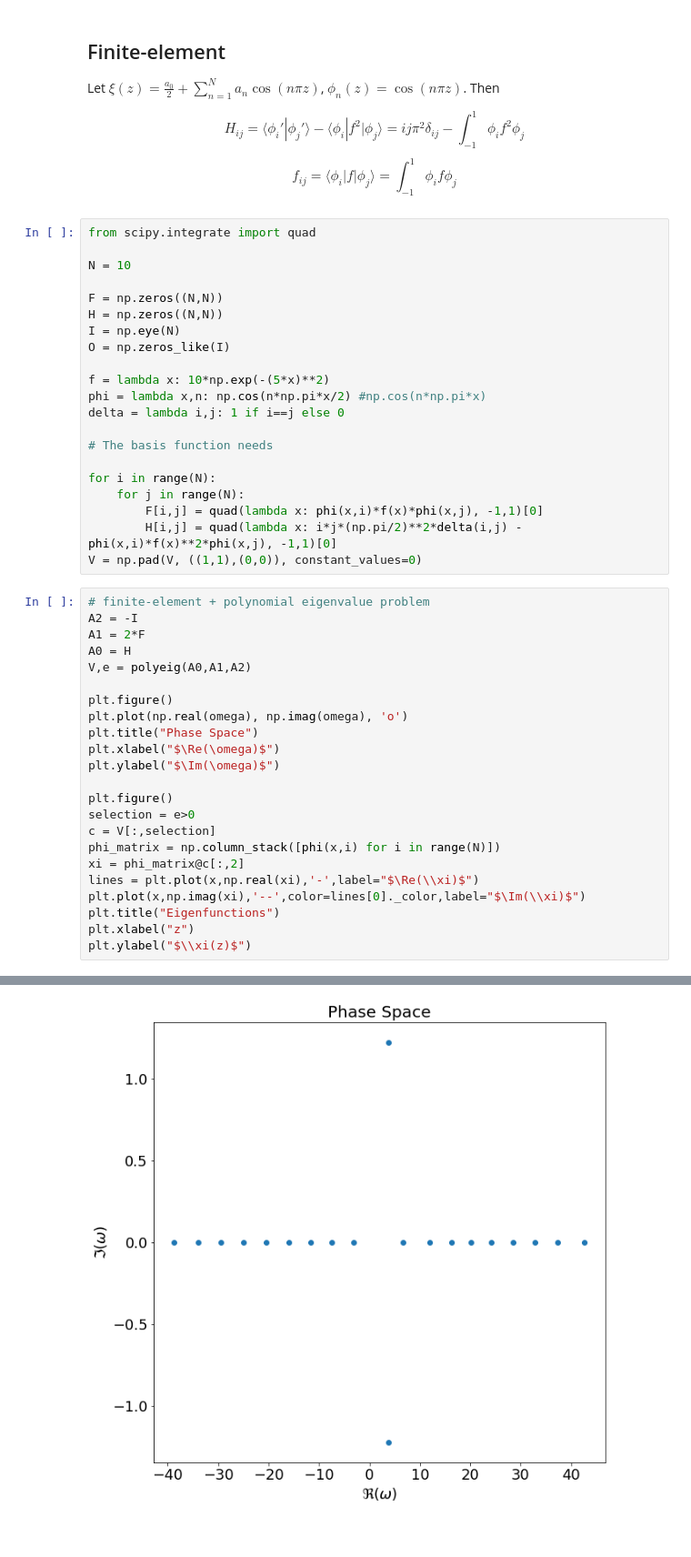
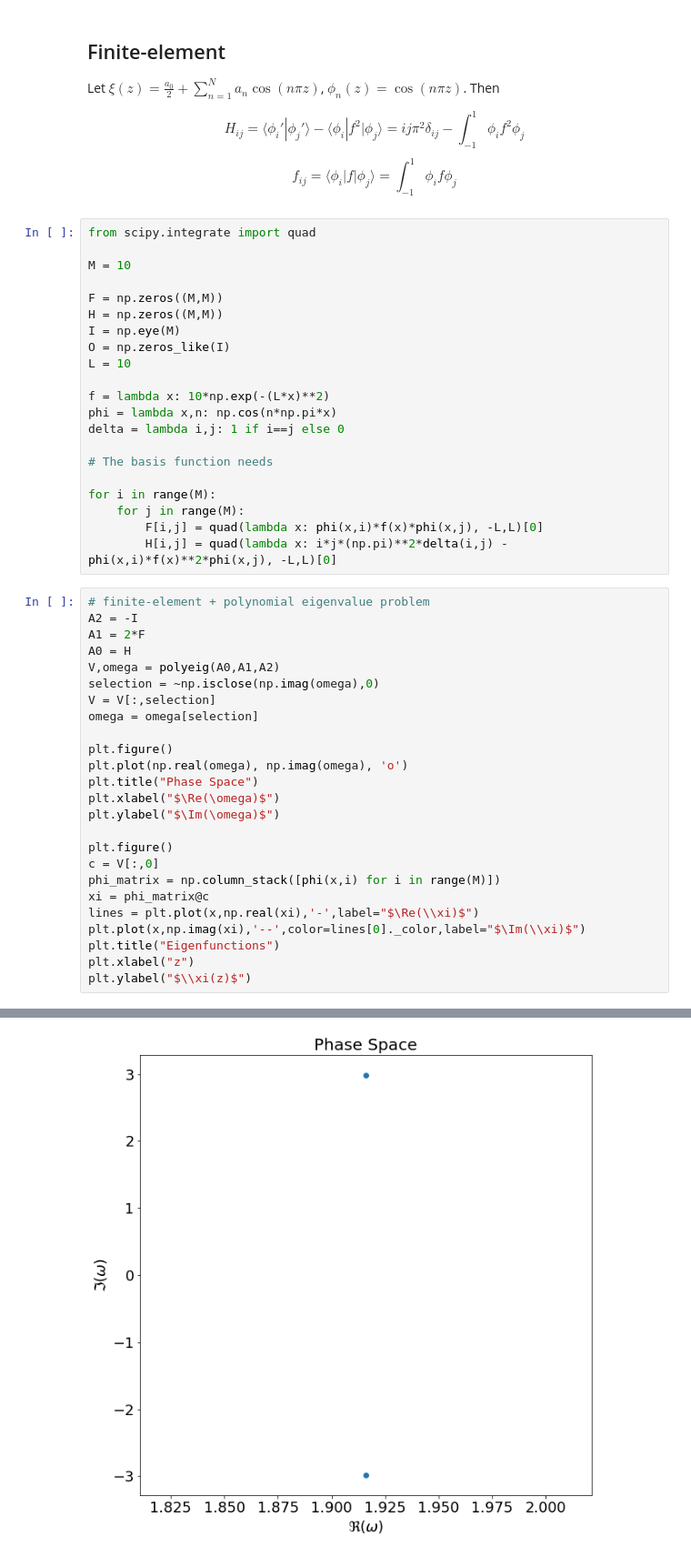
Before and after one commit to HuntFeng/magnetic-nozzle-spectral-instability, a Jupyter notebook: test-problem.ipynb, the cells around one changed output, grey strips where cells are left out. Shown: that part at 91% size. Drawn from its saved outputs; the diff is of its cells as text.

```diff
--- a/test-problem.ipynb
+++ b/test-problem.ipynb
@@ -46,30 +99,33 @@ $$ f_{ij} = \langle\phi_i|f|\phi_j\rangle = \int_{-1}^{1} \phi_i f \phi_j  $$
 # %%
 from scipy.integrate import quad
 
-N = 10
+M = 10
 
-F = np.zeros((N,N))
-H = np.zeros((N,N))
-I = np.eye(N)
+F = np.zeros((M,M))
+H = np.zeros((M,M))
+I = np.eye(M)
 O = np.zeros_like(I)
+L = 10
 
-f = lambda x: 10*np.exp(-(5*x)**2)
-phi = lambda x,n: np.cos(n*np.pi*x/2) #np.cos(n*np.pi*x)
+f = lambda x: 10*np.exp(-(L*x)**2)
+phi = lambda x,n: np.cos(n*np.pi*x)
 delta = lambda i,j: 1 if i==j else 0
 
 # The basis function needs
 
-for i in range(N):
-    for j in range(N):
-        F[i,j] = quad(lambda x: phi(x,i)*f(x)*phi(x,j), -1,1)[0]
-        H[i,j] = quad(lambda x: i*j*(np.pi/2)**2*delta(i,j) - phi(x,i)*f(x)**2*phi(x,j), -1,1)[0]
-V = np.pad(V, ((1,1),(0,0)), constant_values=0)
+for i in range(M):
+    for j in range(M):
+        F[i,j] = quad(lambda x: phi(x,i)*f(x)*phi(x,j), -L,L)[0]
+        H[i,j] = quad(lambda x: i*j*(np.pi)**2*delta(i,j) - phi(x,i)*f(x)**2*phi(x,j), -L,L)[0]
 # %%
 # finite-element + polynomial eigenvalue problem
 A2 = -I
 A1 = 2*F
 A0 = H
-V,e = polyeig(A0,A1,A2)
+V,omega = polyeig(A0,A1,A2)
+selection = ~np.isclose(np.imag(omega),0)
+V = V[:,selection]
+omega = omega[selection]
 
 plt.figure()
 plt.plot(np.real(omega), np.imag(omega), 'o')
@@ -78,10 +134,9 @@ plt.xlabel("$\Re(\omega)$")
 plt.ylabel("$\Im(\omega)$")
 
 plt.figure()
-selection = e>0
-c = V[:,selection]
-phi_matrix = np.column_stack([phi(x,i) for i in range(N)])
-xi = phi_matrix@c[:,2]
+c = V[:,0]
+phi_matrix = np.column_stack([phi(x,i) for i in range(M)])
+xi = phi_matrix@c
 lines = plt.plot(x,np.real(xi),'-',label="$\Re(\\xi)$")
 plt.plot(x,np.imag(xi),'--',color=lines[0]._color,label="$\Im(\\xi)$")
 plt.title("Eigenfunctions")
@@ -92 +147 @@ Text(0, 0.5, '$\\xi(z)$')
-[figure, old version]
+[figure, new version]
```
Also changed, not shown: parts of 7 cells of this notebook, 1 other file.
